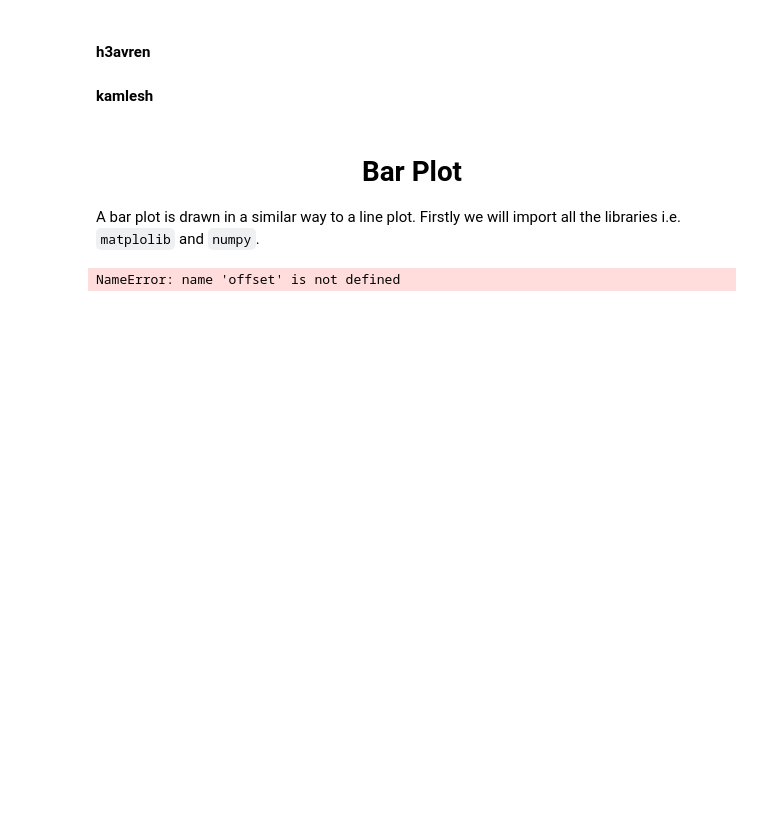
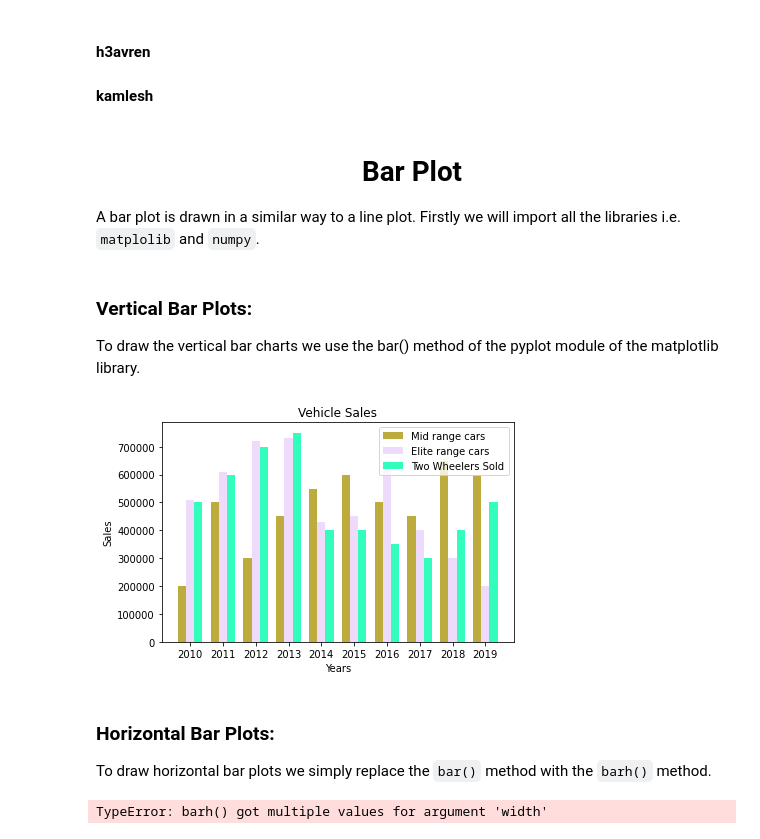
Before and after one commit to Ajay-Singh-Rana/practicing_python_basics, a Jupyter notebook: web/matplotlib/bar_plot/bar_plot.ipynb, the cells around one changed output. Saved outputs shown, nothing was run; the diff lists cells and outputs as text; code cells hidden in the pictures; blank space fills up the shorter version.

Commit message:
Added code for horizontal bar plots 5-6 lines of code added for drawing the horizontal bar plots with matplotlib.

````diff
--- a/web/matplotlib/bar_plot/bar_plot.ipynb
+++ b/web/matplotlib/bar_plot/bar_plot.ipynb
@@ -6,6 +6,10 @@
 
 A bar plot is drawn in a similar way to a line plot.
 Firstly we will import all the libraries i.e. ```matplolib``` and ```numpy```.
+# %% [markdown]
+### Vertical Bar Plots:
+
+To draw the vertical bar charts we use the bar() method of the pyplot module of the matplotlib library.
 # %%
 # imports
 from matplotlib import pyplot as plt
@@ -23,19 +27,21 @@ offset=0.25
 #m
 # %%
 # plotting the data for mid range cars
-plt.bar(years,mid_range_cars_sold,width=offset,color="#bdac3d",label="Mid range cars")
+plt.bar(years-offset,mid_range_cars_sold,width=offset,color="#bdac3d",label="Mid range cars")
 
 # plotting the data for elite range of cars
 plt.bar(years,elite_range_cars_sold,width=offset,color="#eedafa",label="Elite range cars")
 
 # plotting data for two wheelers
-plt.bar(years,two_wheelers_sold,width=offset,color="#33fdbd",label="Two Wheelers Sold")
+plt.bar(years+offset,two_wheelers_sold,width=offset,color="#33fdbd",label="Two Wheelers Sold")
 
 plt.legend()
 plt.title("Vehicle Sales")
 plt.xlabel("Years")
 plt.ylabel("Sales")
+plt.xticks(ticks=years,label=years) # not all ticks are shown by default and also sometimes
+# we require to change the ticks to have different values that's where the xticks() method comes in handy
 plt.tight_layout()
 plt.show()
 # %% [output]
-NameError: name 'offset' is not defined
+[figure, added]
@@ -43,0 +48,25 @@ NameError: name 'offset' is not defined
+# %% [markdown]
+### Horizontal Bar Plots:
+
+To draw horizontal bar plots we simply replace the ```bar()``` method with the ```barh()``` method.
+# %%
+# plotting the data for mid range cars
+plt.barh(years-offset,mid_range_cars_sold)#,width=offset,color="#bdac3d",label="Mid range cars")
+
+# plotting the data for elite range of cars
+plt.barh(years,elite_range_cars_sold)#,width=offset,color="#eedafa",label="Elite range cars")
+
+# plotting data for two wheelers
+plt.barh(years+offset,two_wheelers_sold)#,width=offset,color="#33fdbd",label="Two Wheelers Sold")
+
+plt.legend()
+plt.title("Vehicle Sales")
+# plt.xlabel("Years")
+# plt.ylabel("Sales")
+plt.xticks(ticks=years,label=years) # not all ticks are shown by default and also sometimes
+# we require to change the ticks to have different values that's where the xticks() method comes in handy
+plt.tight_layout()
+plt.show()# plotting the data for mid range cars
+plt.bar(years-offset,mid_range_cars_sold,width=offset,color="#bdac3d",label="Mid range cars")
+# %% [output]
+TypeError: barh() got multiple values for argument 'width'
````
Also changed, not shown: parts of 1 cell of this notebook.
